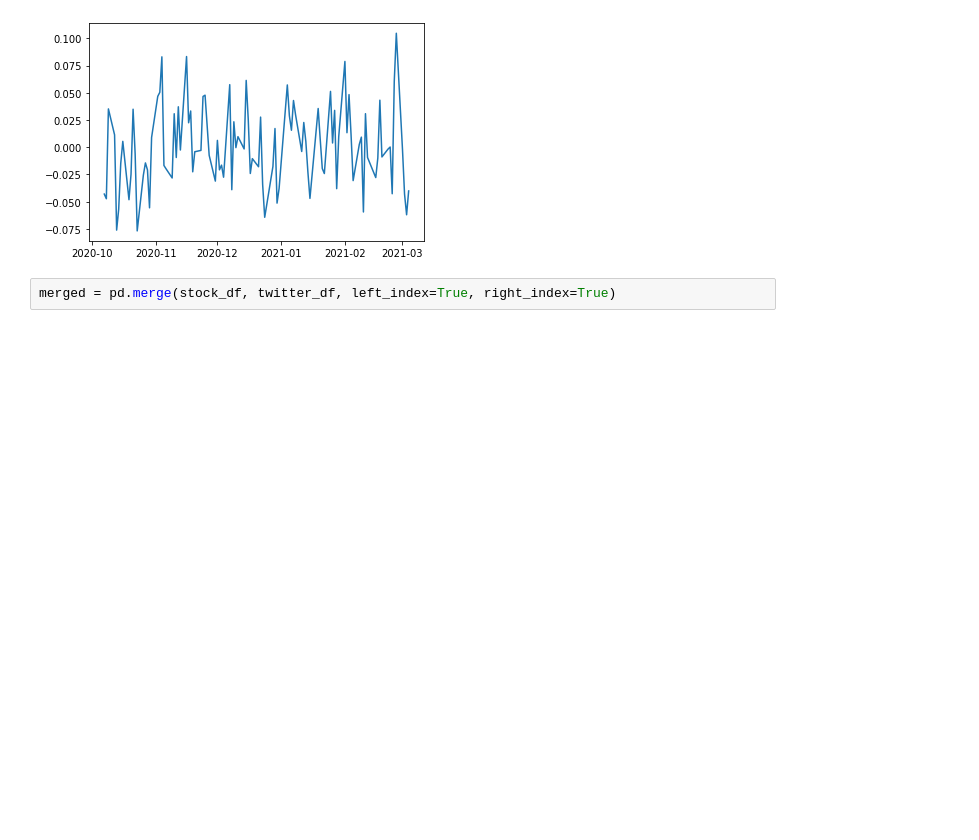
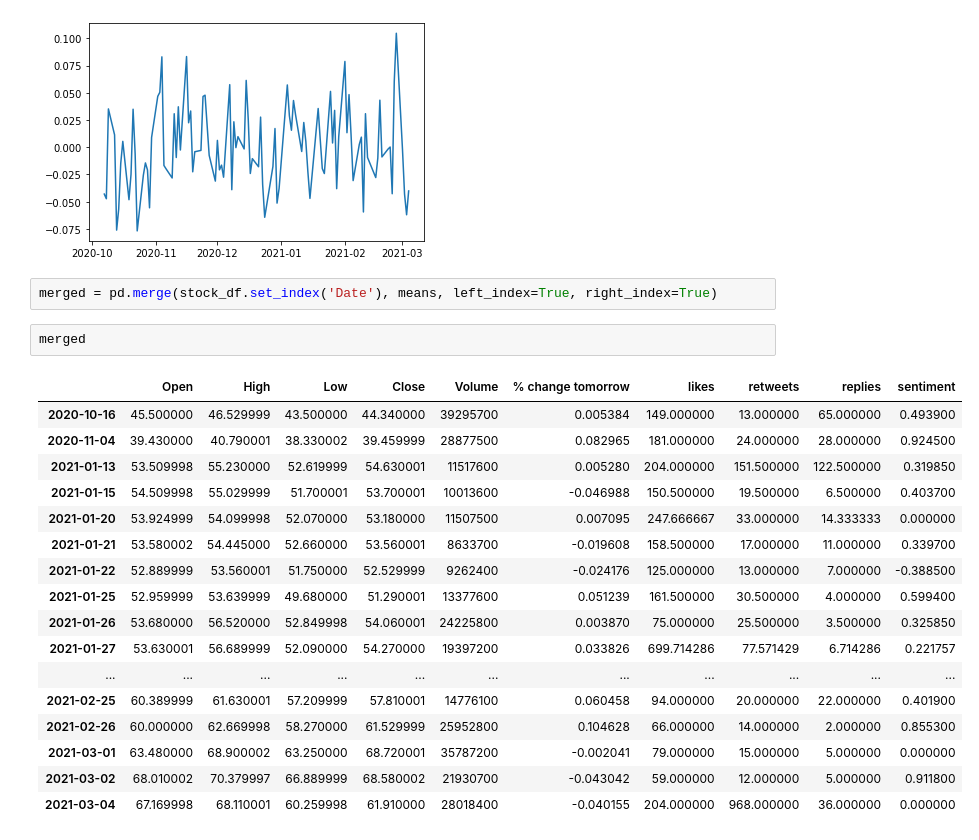
Before and after one commit to joshuap2613/spac_trading, a Jupyter notebook: Spac To Twitter.ipynb, the cells around one changed output. Cells and saved outputs as stored; diff of their text form; blank space fills up the shorter version.

```diff
--- a/Spac To Twitter.ipynb
+++ b/Spac To Twitter.ipynb
@@ -72,4 +58,24 @@ plt.plot(stock_df.set_index('Date')["% change tomorrow"])
 [<matplotlib.lines.Line2D at 0x...>]
 [figure]
 # %%
-merged = pd.merge(stock_df, twitter_df, left_index=True, right_index=True)
+merged = pd.merge(stock_df.set_index('Date'), means, left_index=True, right_index=True)
+# %%
+merged
+# %% [output]
+|  | Open | High | Low | Close | Volume | % change tomorrow | likes | retweets | replies | sentiment |
+| 2020-10-16 | 45.500000 | 46.529999 | 43.500000 | 44.340000 | 39295700 | 0.005384 | 149.000000 | 13.000000 | 65.000000 | 0.493900 |
+| 2020-11-04 | 39.430000 | 40.790001 | 38.330002 | 39.459999 | 28877500 | 0.082965 | 181.000000 | 24.000000 | 28.000000 | 0.924500 |
+| 2021-01-13 | 53.509998 | 55.230000 | 52.619999 | 54.630001 | 11517600 | 0.005280 | 204.000000 | 151.500000 | 122.500000 | 0.319850 |
+| 2021-01-15 | 54.509998 | 55.029999 | 51.700001 | 53.700001 | 10013600 | -0.046988 | 150.500000 | 19.500000 | 6.500000 | 0.403700 |
+| 2021-01-20 | 53.924999 | 54.099998 | 52.070000 | 53.180000 | 11507500 | 0.007095 | 247.666667 | 33.000000 | 14.333333 | 0.000000 |
+| 2021-01-21 | 53.580002 | 54.445000 | 52.660000 | 53.560001 | 8633700 | -0.019608 | 158.500000 | 17.000000 | 11.000000 | 0.339700 |
+| 2021-01-22 | 52.889999 | 53.560001 | 51.750000 | 52.529999 | 9262400 | -0.024176 | 125.000000 | 13.000000 | 7.000000 | -0.388500 |
+| 2021-01-25 | 52.959999 | 53.639999 | 49.680000 | 51.290001 | 13377600 | 0.051239 | 161.500000 | 30.500000 | 4.000000 | 0.599400 |
+| 2021-01-26 | 53.680000 | 56.520000 | 52.849998 | 54.060001 | 24225800 | 0.003870 | 75.000000 | 25.500000 | 3.500000 | 0.325850 |
+| 2021-01-27 | 53.630001 | 56.689999 | 52.090000 | 54.270000 | 19397200 | 0.033826 | 699.714286 | 77.571429 | 6.714286 | 0.221757 |
+| ... | ... | ... | ... | ... | ... | ... | ... | ... | ... | ... |
+| 2021-02-25 | 60.389999 | 61.630001 | 57.209999 | 57.810001 | 14776100 | 0.060458 | 94.000000 | 20.000000 | 22.000000 | 0.401900 |
+| 2021-02-26 | 60.000000 | 62.669998 | 58.270000 | 61.529999 | 25952800 | 0.104628 | 66.000000 | 14.000000 | 2.000000 | 0.855300 |
+| 2021-03-01 | 63.480000 | 68.900002 | 63.250000 | 68.720001 | 35787200 | -0.002041 | 79.000000 | 15.000000 | 5.000000 | 0.000000 |
+| 2021-03-02 | 68.010002 | 70.379997 | 66.889999 | 68.580002 | 21930700 | -0.043042 | 59.000000 | 12.000000 | 5.000000 | 0.911800 |
+| 2021-03-04 | 67.169998 | 68.110001 | 60.259998 | 61.910000 | 28018400 | -0.040155 | 204.000000 | 968.000000 | 36.000000 | 0.000000 |
```
Also changed, not shown: parts of 8 cells of this notebook.
